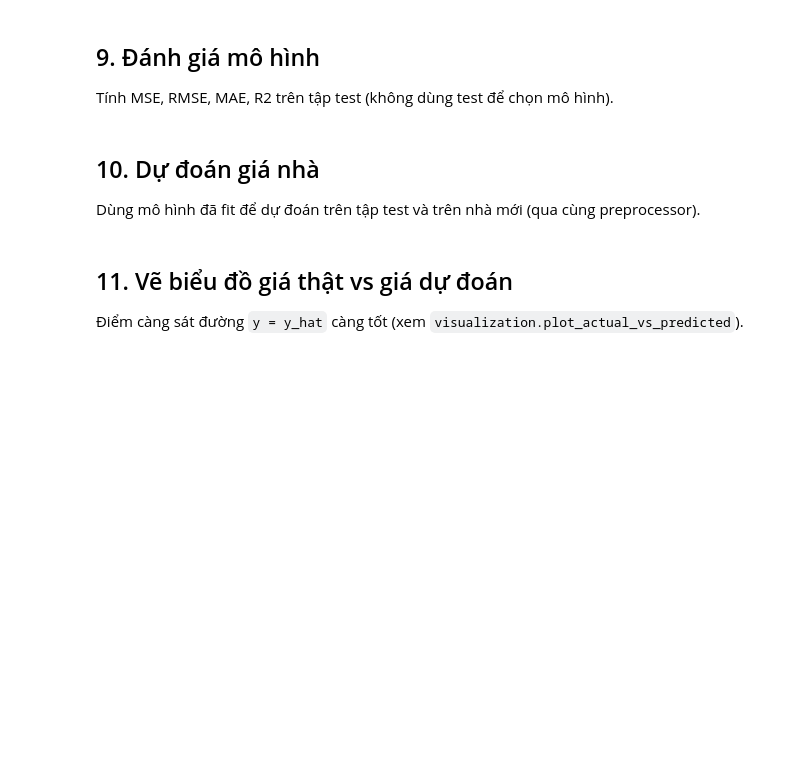
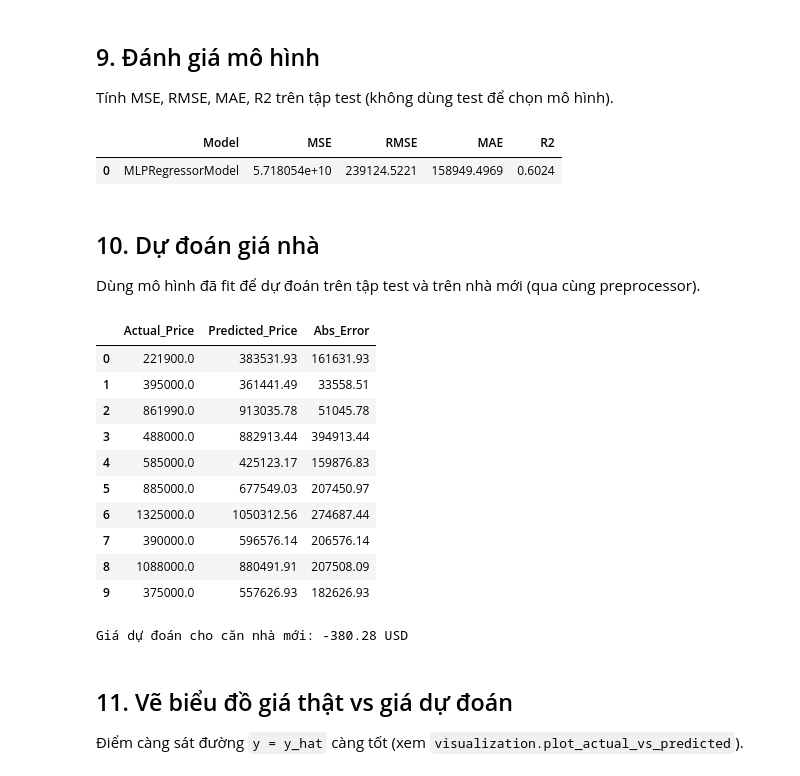
Before and after one commit to ThanhHuyMLE/Project_MachineLearning_Group5, a Jupyter notebook: notebooks/practice_04_mlp_regression.ipynb, the cells around one changed output. Drawn from its saved outputs; the diff is of its cells as text; code cells hidden in the pictures; blank space fills up the shorter version.

```diff
--- a/notebooks/practice_04_mlp_regression.ipynb
+++ b/notebooks/practice_04_mlp_regression.ipynb
@@ -458,10 +582,83 @@ Vẽ đường loss train/validation theo epoch để phát hiện overfitting (
 ## 9. Đánh giá mô hình
 
 Tính MSE, RMSE, MAE, R2 trên tập test (không dùng test để chọn mô hình).
+# %%
+import pandas as pd
+from sklearn.metrics import r2_score
+
+y_test_pred = mlp_model.predict(X_test)
+y_test_true = np.asarray(y_test, dtype=float).ravel()
+
+mse_test = mean_squared_error(y_test_true, y_test_pred)
+rmse_test = np.sqrt(mse_test)
+mae_test = mean_absolute_error(y_test_true, y_test_pred)
+r2_test = r2_score(y_test_true, y_test_pred)
+
+mlp_test_metrics = pd.DataFrame([{
+    "Model": "MLPRegressorModel",
+    "MSE": mse_test,
+    "RMSE": rmse_test,
+    "MAE": mae_test,
+    "R2": r2_test,
+}])
+
+display(mlp_test_metrics.round(4))
+# %% [output]
+|  | Model | MSE | RMSE | MAE | R2 |
+| 0 | MLPRegressorModel | 5.718054e+10 | 239124.5221 | 158949.4969 | 0.6024 |
 # %% [markdown]
 ## 10. Dự đoán giá nhà
 
 Dùng mô hình đã fit để dự đoán trên tập test và trên nhà mới (qua cùng preprocessor).
+# %%
+import numpy as np
+import pandas as pd
+
+# 1. Dự đoán trên tập test và đối chiếu 10 mẫu đầu
+pred_df = pd.DataFrame({
+    "Actual_Price": y_test_true[:10],
+    "Predicted_Price": y_test_pred[:10],
+    "Abs_Error": np.abs(y_test_true[:10] - y_test_pred[:10]),
+})
+display(pred_df.round(2))
+
+# 2. Tạo dữ liệu cho 1 căn nhà mới và đưa qua preprocessor
+sample_house = raw.iloc[[0]].copy()
+sample_house["sqft_living"] = 2200
+sample_house["bedrooms"] = 3
+sample_house["bathrooms"] = 2.5
+sample_house["grade"] = 8
+
+sale_year = pd.to_datetime(sample_house["date"]).dt.year
+sample_house["house_age"] = (sale_year - sample_house["yr_built"]).clip(lower=0)
+sample_house["was_renovated"] = (sample_house["yr_renovated"] > 0).astype(int)
+sample_house["sqft_per_bedroom"] = sample_house["sqft_living"] / sample_house["bedrooms"].clip(lower=1)
+
+if "preprocessor" in globals():
+    X_new_df = pd.DataFrame(preprocessor.transform(sample_house.drop(columns=["price", "id", "date"], errors="ignore")))
+    # Giữ đúng 19 cột đầu tiên khớp với kích thước đầu vào của mlp_model
+    X_new = X_new_df.iloc[:, :mlp_model._input_size].to_numpy(dtype=float)
+else:
+    X_new = np.asarray(X_test[:1], dtype=float)
+
+# Xử lý phòng hờ nếu còn giá trị NaN
+X_new = np.nan_to_num(X_new, nan=0.0)
+
+new_price = float(mlp_model.predict(X_new)[0])
+print(f"Giá dự đoán cho căn nhà mới: {new_price:,.2f} USD")
+# %% [output]
+|  | Actual_Price | Predicted_Price | Abs_Error |
+| 0 | 221900.0 | 383531.93 | 161631.93 |
+| 1 | 395000.0 | 361441.49 | 33558.51 |
+| 2 | 861990.0 | 913035.78 | 51045.78 |
+| 3 | 488000.0 | 882913.44 | 394913.44 |
+| 4 | 585000.0 | 425123.17 | 159876.83 |
+| 5 | 885000.0 | 677549.03 | 207450.97 |
+| 6 | 1325000.0 | 1050312.56 | 274687.44 |
+| 7 | 390000.0 | 596576.14 | 206576.14 |
+| 8 | 1088000.0 | 880491.91 | 207508.09 |
+| 9 | 375000.0 | 557626.93 | 182626.93 |
+Giá dự đoán cho căn nhà mới: -380.28 USD
 # %% [markdown]
 ## 11. Vẽ biểu đồ giá thật vs giá dự đoán
 
```
Also changed, not shown: parts of 8 cells of this notebook, 2 other files.
